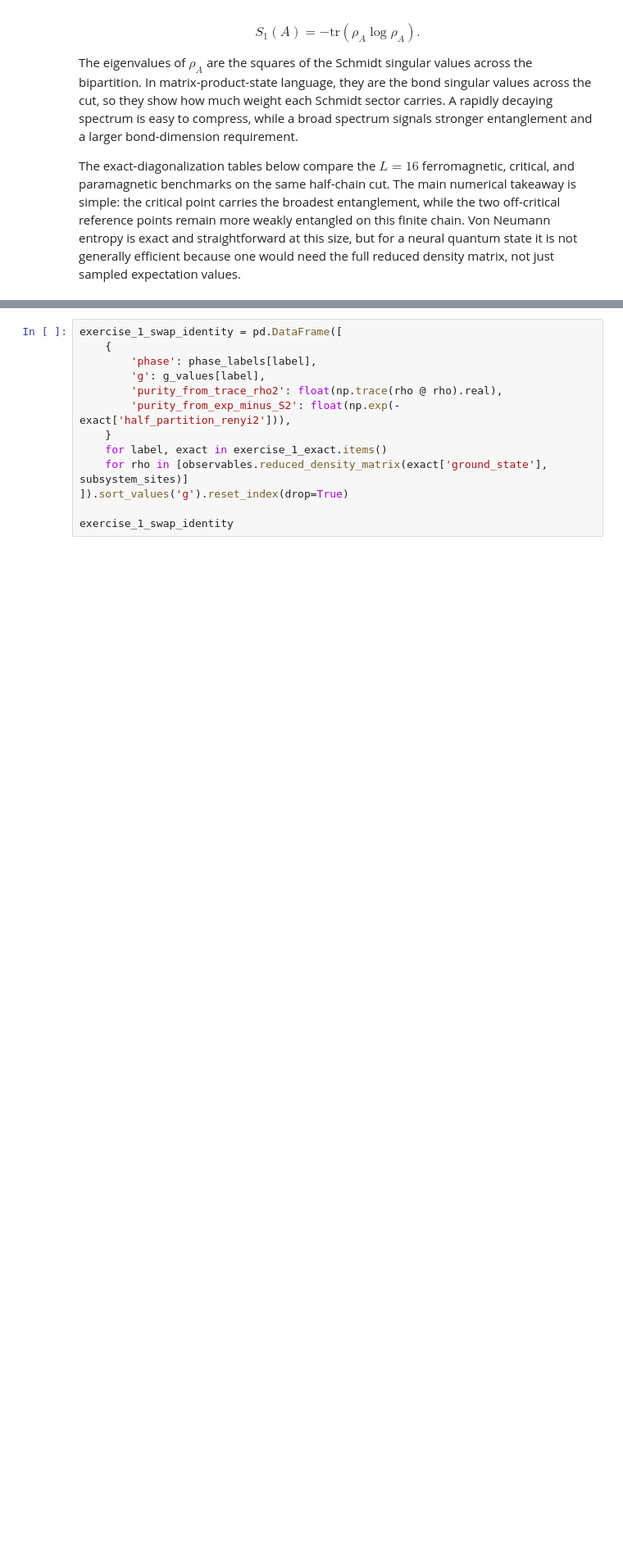
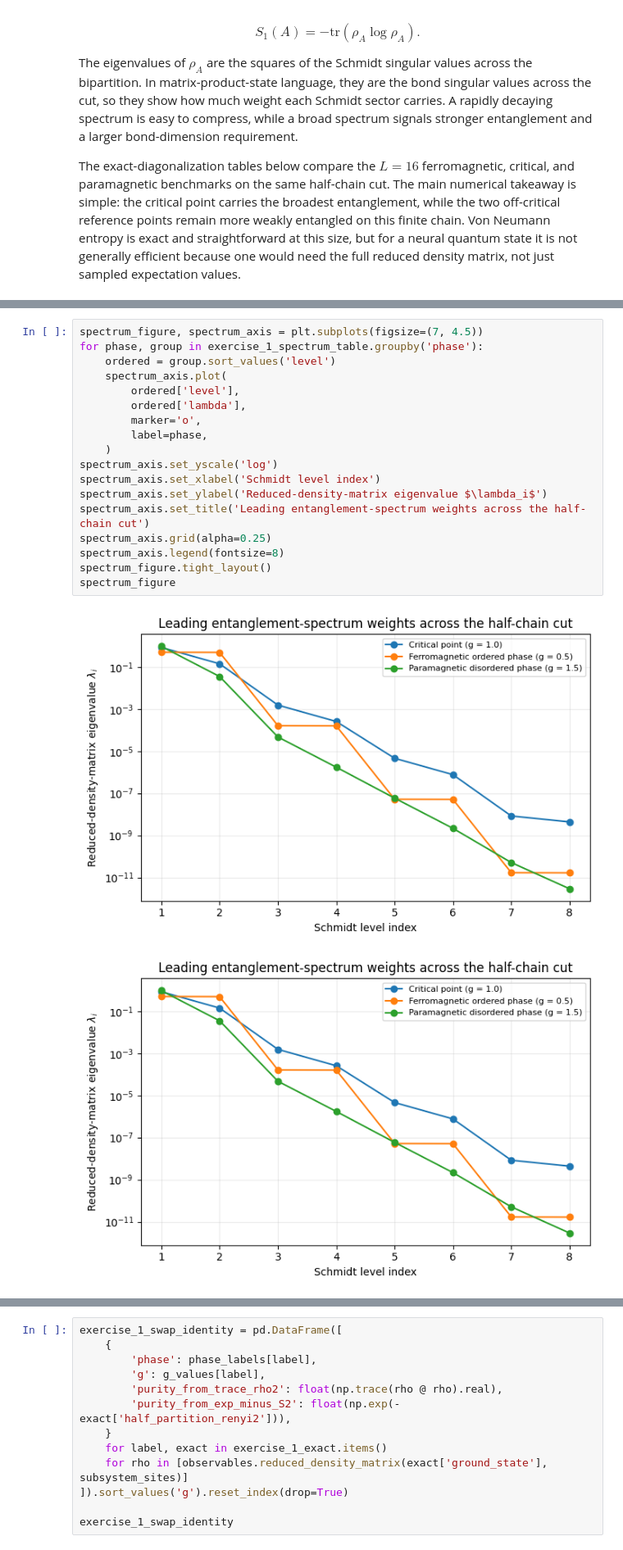
Before and after one commit to SBT2004/NQS, a Jupyter notebook: Balint/demos/exercise_1.ipynb, the cells around one changed output, grey strips where cells are left out. Shown at 82% size. Drawn from its saved outputs; the diff is of its cells as text; blank space fills up the shorter version.

```diff
--- a/Balint/demos/exercise_1.ipynb
+++ b/Balint/demos/exercise_1.ipynb
@@ -129,0 +191,21 @@ exercise_1_summary
+# %%
+spectrum_figure, spectrum_axis = plt.subplots(figsize=(7, 4.5))
+for phase, group in exercise_1_spectrum_table.groupby('phase'):
+    ordered = group.sort_values('level')
+    spectrum_axis.plot(
+        ordered['level'],
+        ordered['lambda'],
+        marker='o',
+        label=phase,
+    )
+spectrum_axis.set_yscale('log')
+spectrum_axis.set_xlabel('Schmidt level index')
+spectrum_axis.set_ylabel('Reduced-density-matrix eigenvalue $\lambda_i$')
+spectrum_axis.set_title('Leading entanglement-spectrum weights across the half-chain cut')
+spectrum_axis.grid(alpha=0.25)
+spectrum_axis.legend(fontsize=8)
+spectrum_figure.tight_layout()
+spectrum_figure
+# %% [output]
+[figure, added]
+[figure, added]
```
Also changed, not shown: parts of 12 cells of this notebook, 4 other files.
